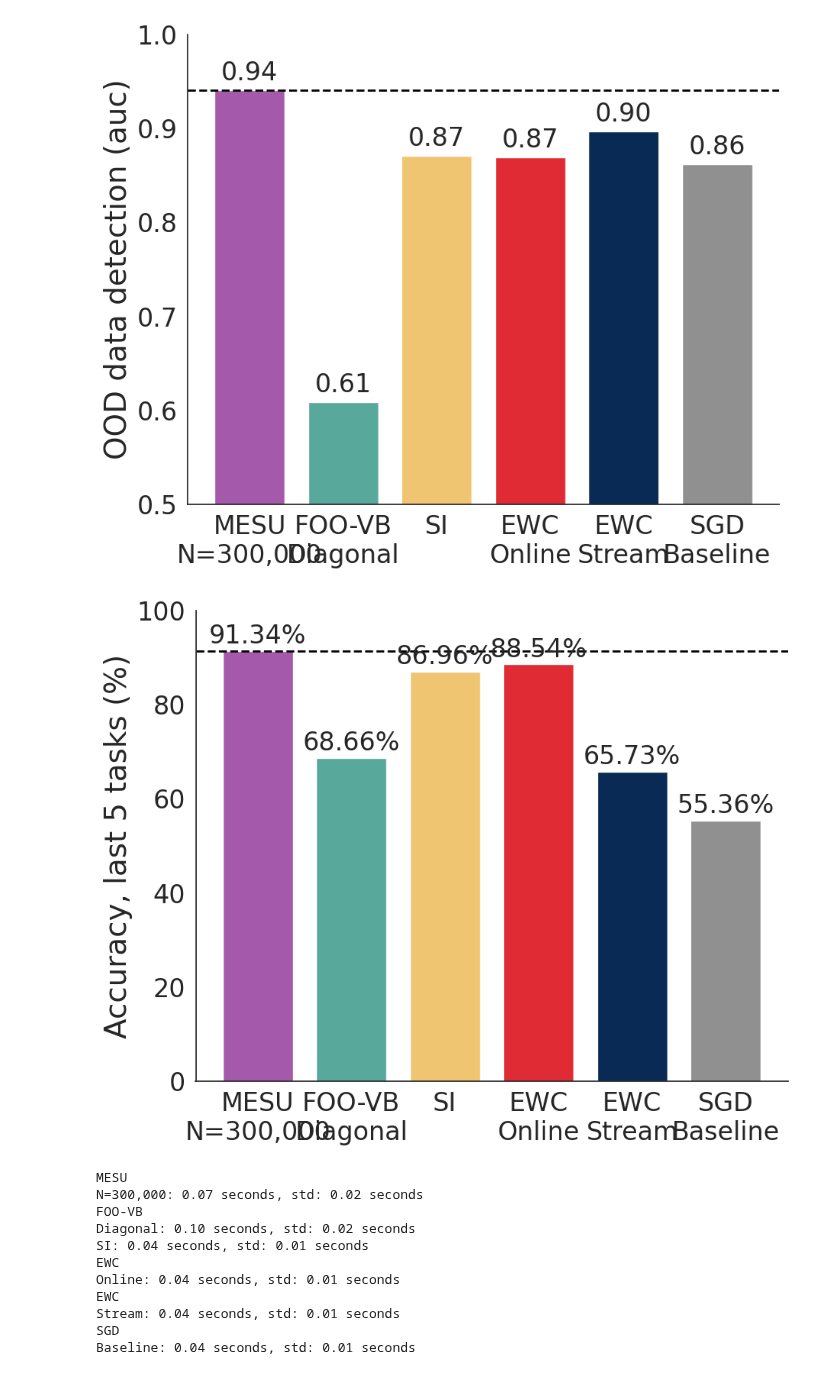
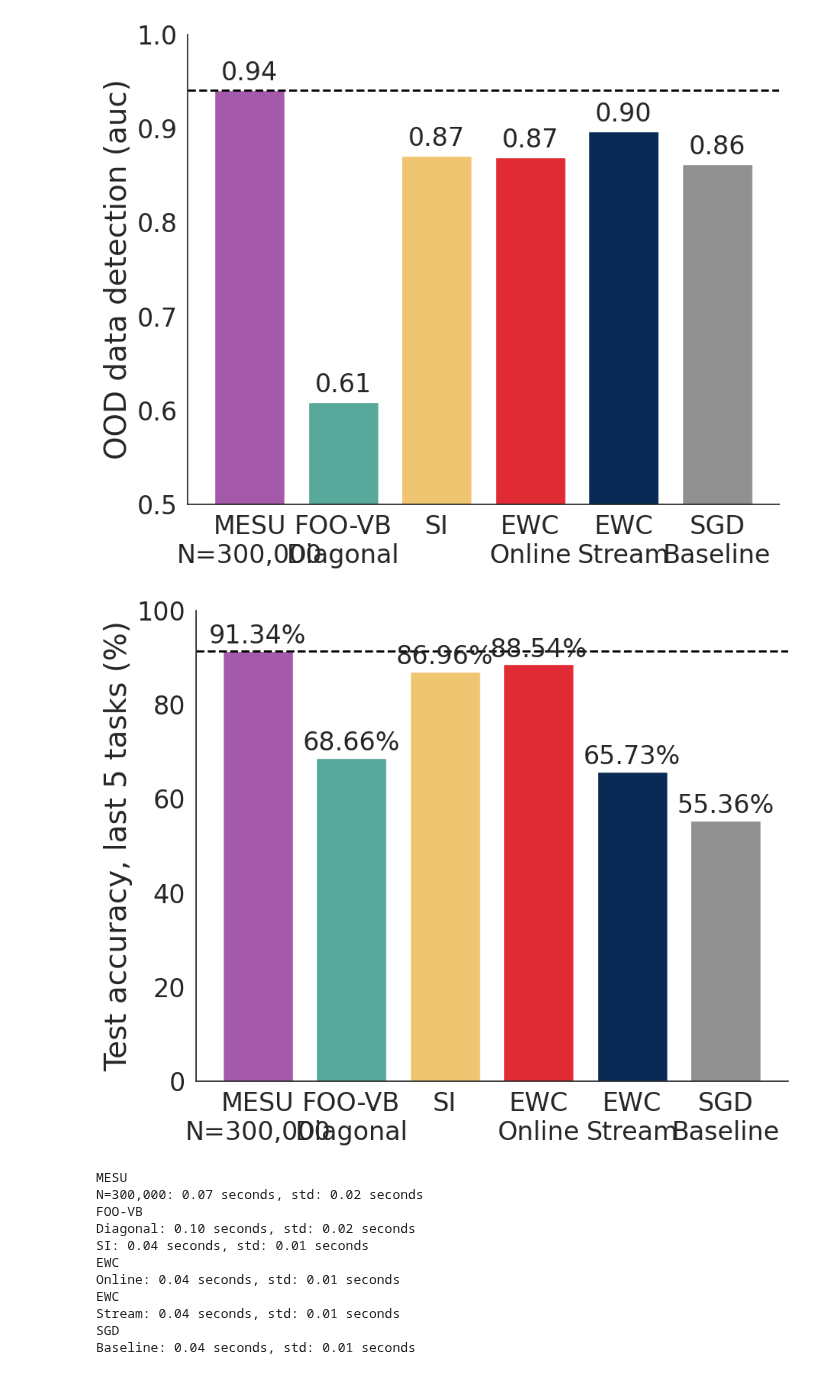
Before and after one commit to kellian-cottart/mesu-pmnist, a Jupyter notebook: figure-pmnist.ipynb, the cells around one changed output. Drawn from its saved outputs; the diff is of its cells as text; code cells hidden in the pictures.

```diff
--- a/figure-pmnist.ipynb
+++ b/figure-pmnist.ipynb
@@ -52,7 +52,7 @@ names = [
     "SI",
     "EWC Online",
     "EWC Stream",
-    "SGD baseline"
+    "SGD Baseline"
 ]
 markers = ["D", "o", "s", "h", "^", "x"]
 
@@ -311,29 +311,29 @@ plt.show()
 # %%
 # Third graph: Mean accuracy on last five tasks
 fig3, ax3 = plt.subplots(figsize=size)
 for i, alg, name in zip(range(len(data)), data, names):
     full_acc = alg[0]*100
     full_acc_mean = jnp.mean(full_acc, axis=0)
     continual_learning_mean = full_acc_mean[-1]
     third_bar_mean = jnp.mean(continual_learning_mean[-5:])
     ax3.bar(i, third_bar_mean, bar_width, label=name, color=colors[i])
     ax3.text(i, third_bar_mean+0.5, f"{third_bar_mean:.2f}%", ha="center", va="bottom", fontsize=TICKSIZE)
     if "MESU" in name:
         # vertical dotted black line at max value
         ax3.axhline(third_bar_mean, color="black", linestyle="--", linewidth=2)
 ax3.set_xticks(range(len(data)))
 ax3.set_xticklabels(names, fontsize=TICKSIZE)
-ax3.set_ylabel("Accuracy, last 5 tasks (%)", fontsize=AXESSIZE)
+ax3.set_ylabel("Test accuracy, last 5 tasks (%)", fontsize=AXESSIZE)
 ax3.spines['top'].set_visible(False)
 ax3.spines['right'].set_visible(False)
 ax3.tick_params(axis='both', which='both', labelsize=TICKSIZE)
 ax3.set_ylim(40, 100)
 ax3.set_yticks(jnp.arange(0, 101, 20))
 fig3.savefig(os.path.join(FOLDER, "pmnist-bar-mean-accuracy.pdf"), bbox_inches="tight")
 fig3.savefig(os.path.join(FOLDER, "pmnist-bar-mean-accuracy.svg"), bbox_inches="tight")
 plt.show()
 # %% [output]
-[figure, old version]
+[figure, new version]
 # %%
 # Third graph: Mean accuracy on last five tasks
 for i, alg, name in zip(range(len(data)), data, names):
```
Also changed, not shown: parts of 4 cells of this notebook, 1 other file.
